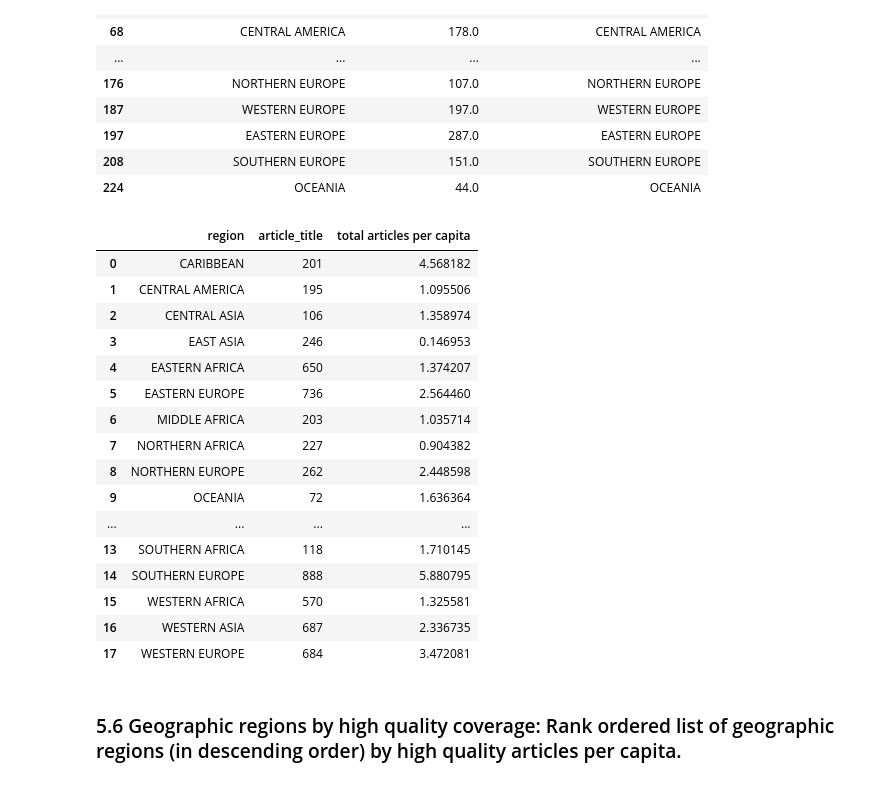
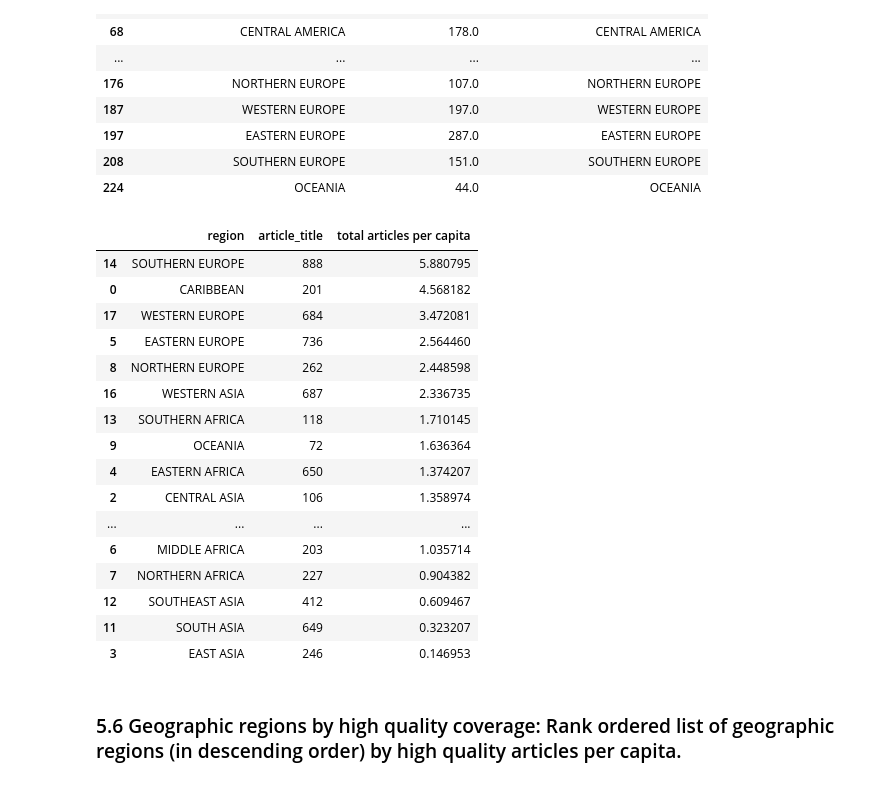
Before and after one commit to Kirsteenng/Human-Centered-Design, a Jupyter notebook: data-512-homework_2/HW2.ipynb, the cells around one changed output. Cells and saved outputs as stored; diff of their text form; code cells hidden in the pictures.

```diff
--- a/data-512-homework_2/HW2.ipynb
+++ b/data-512-homework_2/HW2.ipynb
@@ -312,10 +312,6 @@ bottom_10_coverage
 # %% [markdown]
 ### Studying countries with high quality articles.
 First lets label the articles based on the predicted ranking. GA or FA is considered High quality and label as 1 and others are Not High and labelled as 0.
-# %%
-#TODO:REMOVE
-intermediate = pd.read_csv('/Users/kirsteenng/Desktop/UW/DATA 512/data-512-homework_2/merged_politician_population.csv')
-copy = intermediate
 # %%
 quality_added = copy
 quality_added = quality_added[quality_added['population'] > 0]
@@ -394,30 +390,31 @@ continent_df
 | 208 | SOUTHERN EUROPE | 151.0 | SOUTHERN EUROPE |
 | 224 | OCEANIA | 44.0 | OCEANIA |
 # %%
+# Merge the dataframe to calculate total articles per capita
 geography = copy[copy['population'] > 0]
 geography = pd.merge(geography, continent_df, left_on='region',right_on='Geography',how = 'inner')
 group_by_geo = geography.groupby(['region','Population (millions)']).agg({'article_title': 'count'}).reset_index()
 group_by_geo['total articles per capita'] = group_by_geo['article_title']/group_by_geo['Population (millions)']
 group_by_geo.sort_values(by = 'total articles per capita', ascending = False)
-group_by_geo[['region','article_title', 'total articles per capita']]
+group_by_geo[['region','article_title', 'total articles per capita']].sort_values(by = 'total articles per capita', ascending = False)
 # %% [output]
 |  | region | article_title | total articles per capita |
+| 14 | SOUTHERN EUROPE | 888 | 5.880795 |
 | 0 | CARIBBEAN | 201 | 4.568182 |
-| 1 | CENTRAL AMERICA | 195 | 1.095506 |
+| 17 | WESTERN EUROPE | 684 | 3.472081 |
+| 5 | EASTERN EUROPE | 736 | 2.564460 |
+| 8 | NORTHERN EUROPE | 262 | 2.448598 |
+| 16 | WESTERN ASIA | 687 | 2.336735 |
+| 13 | SOUTHERN AFRICA | 118 | 1.710145 |
+| 9 | OCEANIA | 72 | 1.636364 |
+| 4 | EASTERN AFRICA | 650 | 1.374207 |
 | 2 | CENTRAL ASIA | 106 | 1.358974 |
-| 3 | EAST ASIA | 246 | 0.146953 |
-| 4 | EASTERN AFRICA | 650 | 1.374207 |
-| 5 | EASTERN EUROPE | 736 | 2.564460 |
+| ... | ... | ... | ... |
 | 6 | MIDDLE AFRICA | 203 | 1.035714 |
 | 7 | NORTHERN AFRICA | 227 | 0.904382 |
-| 8 | NORTHERN EUROPE | 262 | 2.448598 |
-| 9 | OCEANIA | 72 | 1.636364 |
-| ... | ... | ... | ... |
-| 13 | SOUTHERN AFRICA | 118 | 1.710145 |
-| 14 | SOUTHERN EUROPE | 888 | 5.880795 |
-| 15 | WESTERN AFRICA | 570 | 1.325581 |
-| 16 | WESTERN ASIA | 687 | 2.336735 |
-| 17 | WESTERN EUROPE | 684 | 3.472081 |
+| 12 | SOUTHEAST ASIA | 412 | 0.609467 |
+| 11 | SOUTH ASIA | 649 | 0.323207 |
+| 3 | EAST ASIA | 246 | 0.146953 |
 # %% [markdown]
 ### 5.6 Geographic regions by high quality coverage: Rank ordered list of geographic regions (in descending order) by high quality articles per capita.
 # %%
```
Also changed, not shown: parts of 1 cell of this notebook.
